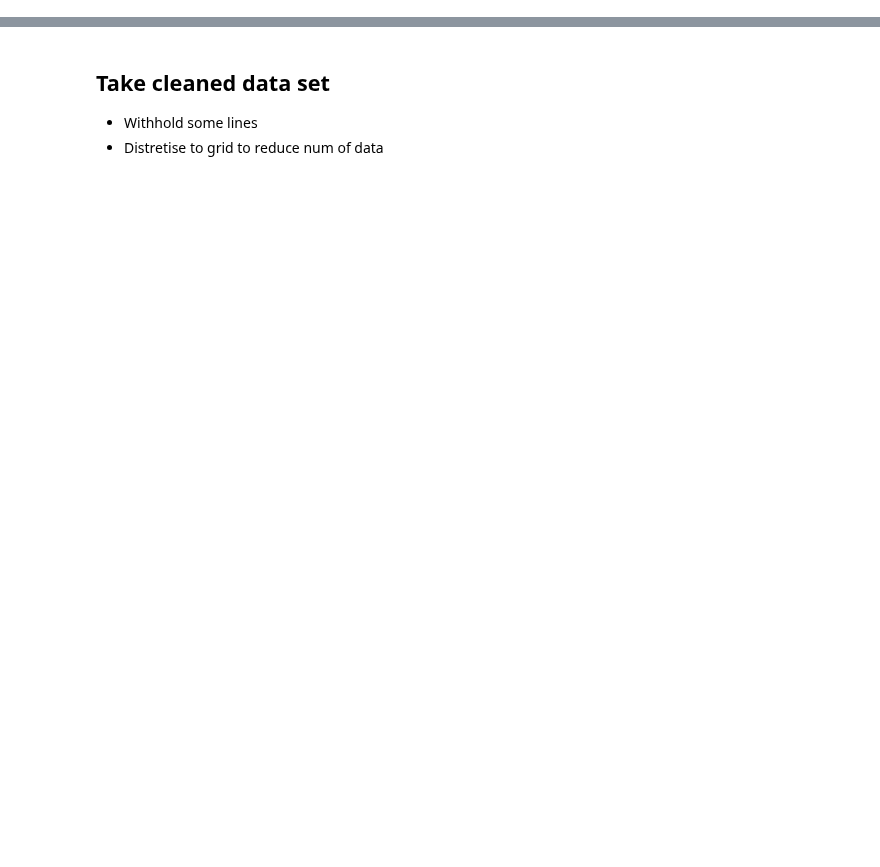
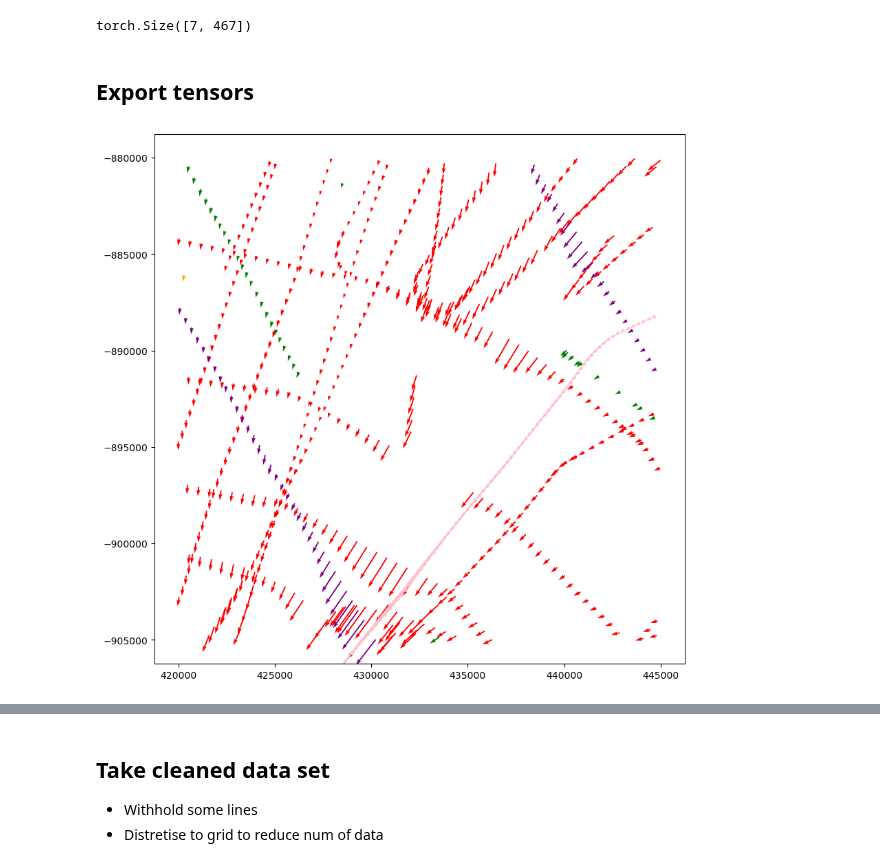
Before and after one commit to kimbente/ice_thickness, a Jupyter notebook: preprocess_real_data.ipynb, the cells around one changed output, grey strips where cells are left out. Drawn from its saved outputs; the diff is of its cells as text; code cells hidden in the pictures; blank space fills up the shorter version.

```diff
--- a/preprocess_real_data.ipynb
+++ b/preprocess_real_data.ipynb
@@ -7,0 +253,51 @@ import torch
+# %%
+x_tensor_train = torch.tensor(
+    (combined_df.iloc[train_indices].x - x_min) / (x_max - x_min),
+    dtype = torch.float32
+)
+
+y_tensor_train = torch.tensor(
+    (combined_df.iloc[train_indices].y - y_min) / (y_max - y_min),
+    dtype = torch.float32
+)
+
+scale = 200 * 1000
+surface_scale = 1000
+
+s_tensor_train = torch.tensor(
+    combined_df.iloc[train_indices].s / surface_scale,
+    dtype = torch.float32
+)
+
+xflux_tensor_train = torch.tensor(
+    combined_df.iloc[train_indices].xflux / scale,
+    dtype = torch.float32
+)
+
+yflux_tensor_train = torch.tensor(
+    combined_df.iloc[train_indices].yflux / scale,
+    dtype = torch.float32
+)
+
+xfluxerr_tensor_train = torch.tensor(
+    combined_df.iloc[train_indices].xflux_err / scale,
+    dtype = torch.float32
+)
+
+yfluxerr_tensor_train = torch.tensor(
+    combined_df.iloc[train_indices].yflux_err / scale,
+    dtype = torch.float32
+)
+
+torch.cat(
+    (x_tensor_train.unsqueeze(0),
+     y_tensor_train.unsqueeze(0),
+     s_tensor_train.unsqueeze(0),
+     xflux_tensor_train.unsqueeze(0),
+     yflux_tensor_train.unsqueeze(0),
+     xfluxerr_tensor_train.unsqueeze(0),
+     yfluxerr_tensor_train.unsqueeze(0)),
+    dim = 0
+)
+# %% [output]
+torch.Size([7, 467])
@@ -7,0 +369,2 @@ import torch
+# %% [markdown]
+## Export tensors
@@ -7,0 +374,22 @@ import torch
+# %%
+# color dict to contain all possible datasets
+color_dict = {'NASA_2011_ICEBRIDGE_AIR_BM2.csv': 'red',
+              'UTIG_2010_ICECAP_AIR_BM3.csv': 'green',
+              'NASA_2017_ICEBRIDGE_AIR_BM3.csv': 'pink',
+              'NASA_2013_ICEBRIDGE_AIR_BM3.csv': 'purple',
+              'LDEO_2015_ROSETTA_AIR_BM3.csv': 'blue',
+              'BEDMAP1_1966-2000_AIR_BM1.csv': 'orange',
+              'UTIG_2004_AGASEA_AIR_BM2.csv': 'brown'}
+# %%
+fig, ax = plt.subplots(figsize = (10, 10))
+
+ax.quiver(
+        combined_df["x"],
+        combined_df["y"],
+        combined_df["xflux"],
+        combined_df["yflux"],
+        color = [color_dict[category] for category in combined_df["source"]])
+
+ax.set_aspect('equal')
+# %% [output]
+[figure, added]
```
Also changed, not shown: parts of 30 cells of this notebook, 6 other files.
